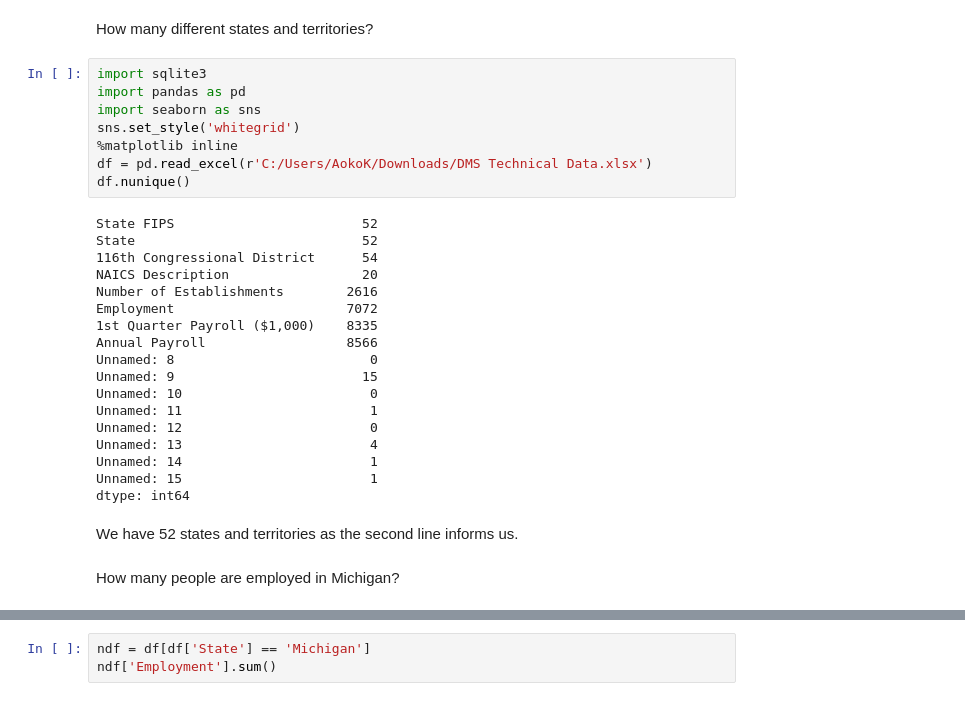
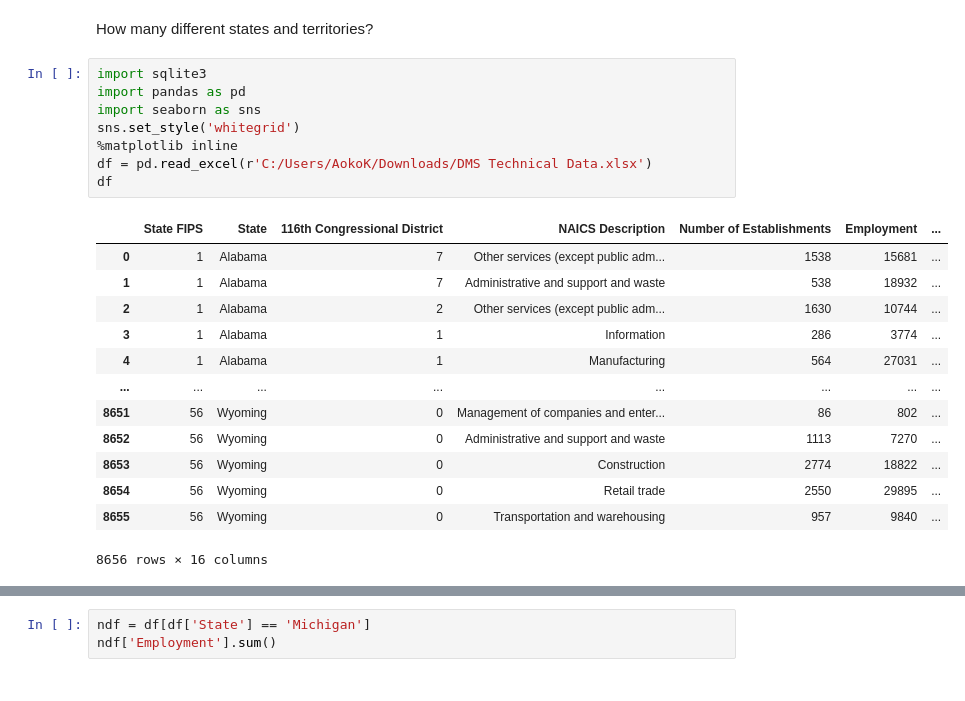
Before and after one commit to AokoKaze/Data-Capstone, a Jupyter notebook: ADR Test.ipynb, the cells around one changed output, grey strips where cells are left out. Cells and saved outputs as stored; diff of their text form.

```diff
--- a/ADR Test.ipynb
+++ b/ADR Test.ipynb
@@ -1,32 +1,24 @@
-# %% [markdown]
-How many different states and territories?
+# %% [markdown]
+How many different states and territories?
 # %%
 import sqlite3
 import pandas as pd
 import seaborn as sns
 sns.set_style('whitegrid')
 %matplotlib inline
 df = pd.read_excel(r'C:/Users/AokoK/Downloads/DMS Technical Data.xlsx')
-df.nunique()
+df
 # %% [output]
+|  | State FIPS | State | 116th Congressional District | NAICS Description | Number of Establishments | Employment | ... |
+| 0 | 1 | Alabama | 7 | Other services (except public adm... | 1538 | 15681 | ... |
+| 1 | 1 | Alabama | 7 | Administrative and support and waste | 538 | 18932 | ... |
+| 2 | 1 | Alabama | 2 | Other services (except public adm... | 1630 | 10744 | ... |
+| 3 | 1 | Alabama | 1 | Information | 286 | 3774 | ... |
+| 4 | 1 | Alabama | 1 | Manufacturing | 564 | 27031 | ... |
+| ... | ... | ... | ... | ... | ... | ... | ... |
+| 8651 | 56 | Wyoming | 0 | Management of companies and enter... | 86 | 802 | ... |
+| 8652 | 56 | Wyoming | 0 | Administrative and support and waste | 1113 | 7270 | ... |
+| 8653 | 56 | Wyoming | 0 | Construction | 2774 | 18822 | ... |
+| 8654 | 56 | Wyoming | 0 | Retail trade | 2550 | 29895 | ... |
+| 8655 | 56 | Wyoming | 0 | Transportation and warehousing | 957 | 9840 | ... |
-State FIPS                        52
-State                             52
-116th Congressional District      54
-NAICS Description                 20
-Number of Establishments        2616
-Employment                      7072
-1st Quarter Payroll ($1,000)    8335
-Annual Payroll                  8566
-Unnamed: 8                         0
-Unnamed: 9                        15
-Unnamed: 10                        0
-Unnamed: 11                        1
-Unnamed: 12                        0
-Unnamed: 13                        4
-Unnamed: 14                        1
-Unnamed: 15                        1
-dtype: int64
+8656 rows × 16 columns
-# %% [markdown]
-We have 52 states and territories as the second line informs us.
-# %% [markdown]
-How many people are employed in Michigan?
```
Also changed, not shown: parts of 15 cells of this notebook.
